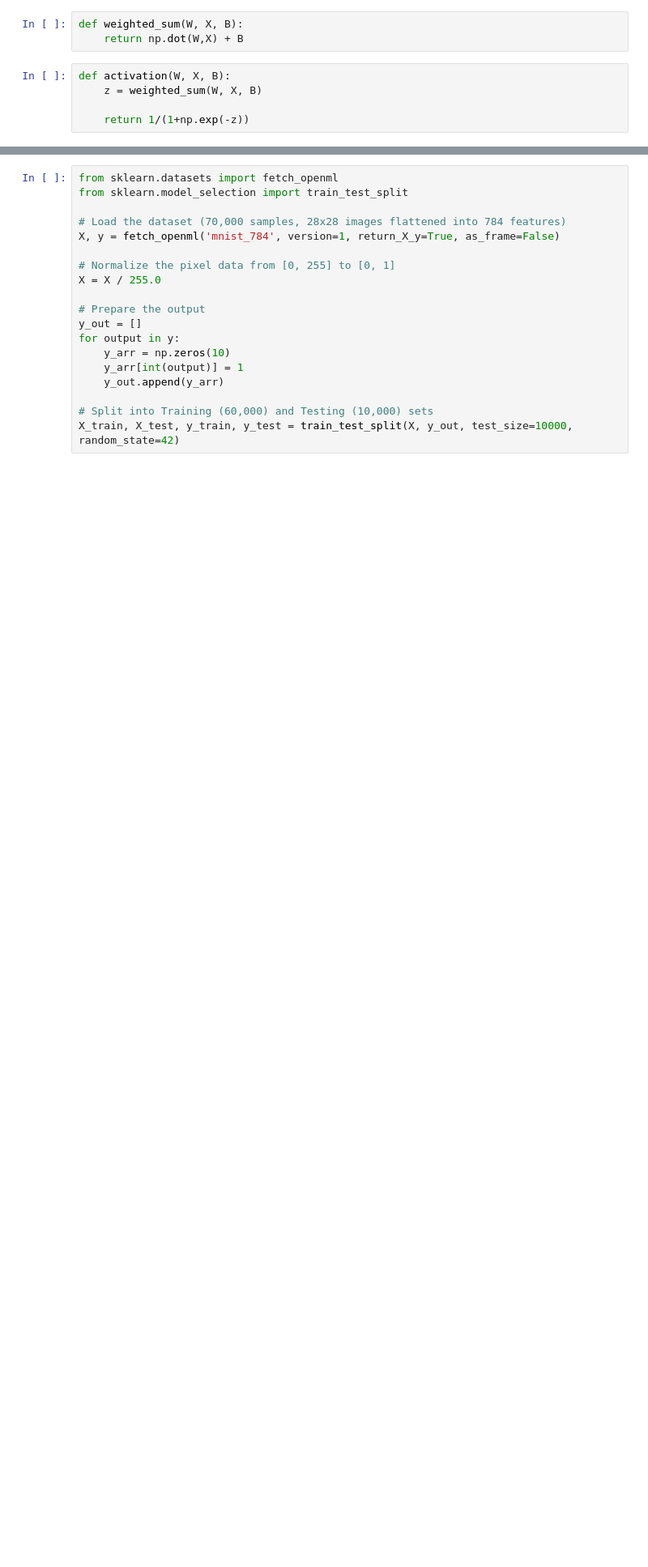
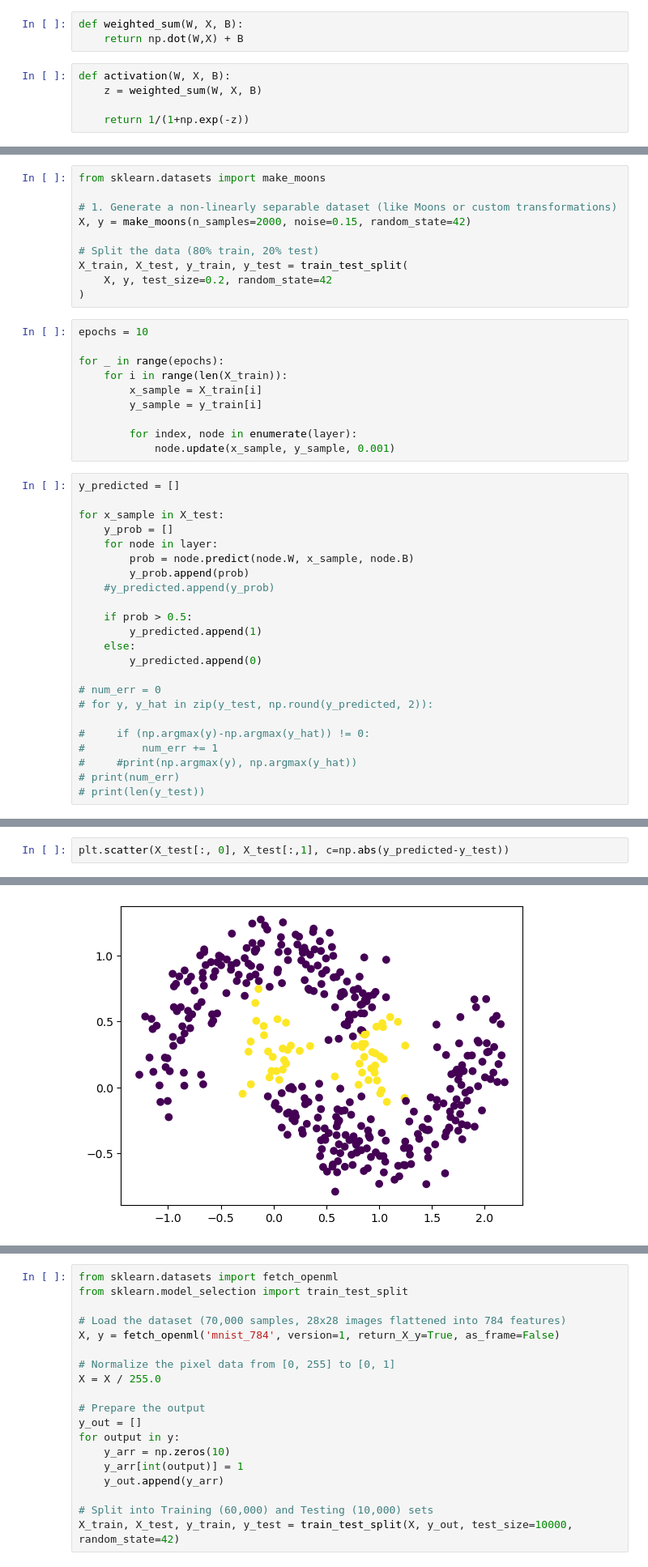
Before and after one commit to bdixit25/Notes, a Jupyter notebook: Machine_Learning/Deep_Learning/Chapter_3__The_Perceptron.ipynb, the cells around one changed output, grey strips where cells are left out. Shown at 81% size. Saved outputs shown, nothing was run; the diff lists cells and outputs as text; blank space fills up the shorter version.

```diff
--- a/Machine_Learning/Deep_Learning/Chapter_3__The_Perceptron.ipynb
+++ b/Machine_Learning/Deep_Learning/Chapter_3__The_Perceptron.ipynb
@@ -738,0 +739,43 @@ layer = np.array([neuron() for i in range(10)], dtype='object')
+# %%
+from sklearn.datasets import make_moons
+
+# 1. Generate a non-linearly separable dataset (like Moons or custom transformations)
+X, y = make_moons(n_samples=2000, noise=0.15, random_state=42)
+
+# Split the data (80% train, 20% test)
+X_train, X_test, y_train, y_test = train_test_split(
+    X, y, test_size=0.2, random_state=42
+)
+# %%
+epochs = 10
+
+for _ in range(epochs):
+    for i in range(len(X_train)):
+        x_sample = X_train[i]
+        y_sample = y_train[i]
+
+        for index, node in enumerate(layer):
+            node.update(x_sample, y_sample, 0.001)
+# %%
+y_predicted = []
+
+for x_sample in X_test:
+    y_prob = []
+    for node in layer:
+        prob = node.predict(node.W, x_sample, node.B)
+        y_prob.append(prob)
+    #y_predicted.append(y_prob)
+
+    if prob > 0.5:
+        y_predicted.append(1)
+    else:
+        y_predicted.append(0)
+
+# num_err = 0
+# for y, y_hat in zip(y_test, np.round(y_predicted, 2)):
+
+#     if (np.argmax(y)-np.argmax(y_hat)) != 0:
+#         num_err += 1
+#     #print(np.argmax(y), np.argmax(y_hat))
+# print(num_err)
+# print(len(y_test))
@@ -738,0 +787,3 @@ layer = np.array([neuron() for i in range(10)], dtype='object')
+# %%
+plt.scatter(X_test[:, 0], X_test[:,1], c=np.abs(y_predicted-y_test))
+# %% [output]
@@ -738,0 +791 @@ layer = np.array([neuron() for i in range(10)], dtype='object')
+[figure, added]
```
Also changed, not shown: parts of 5 cells of this notebook.
